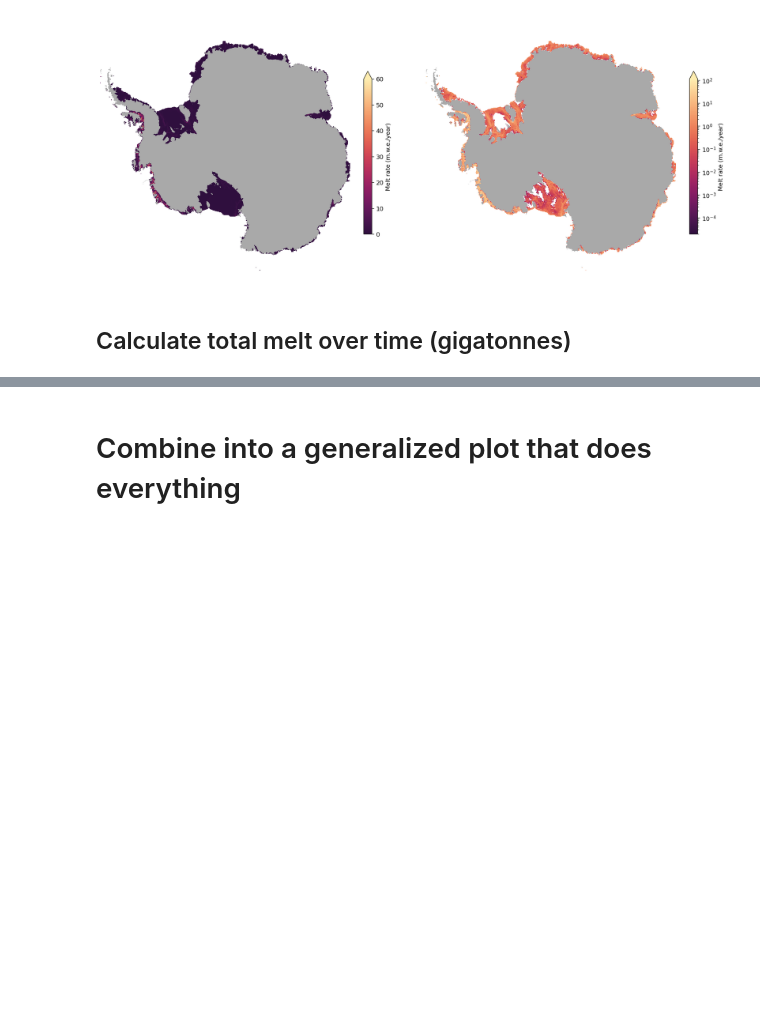
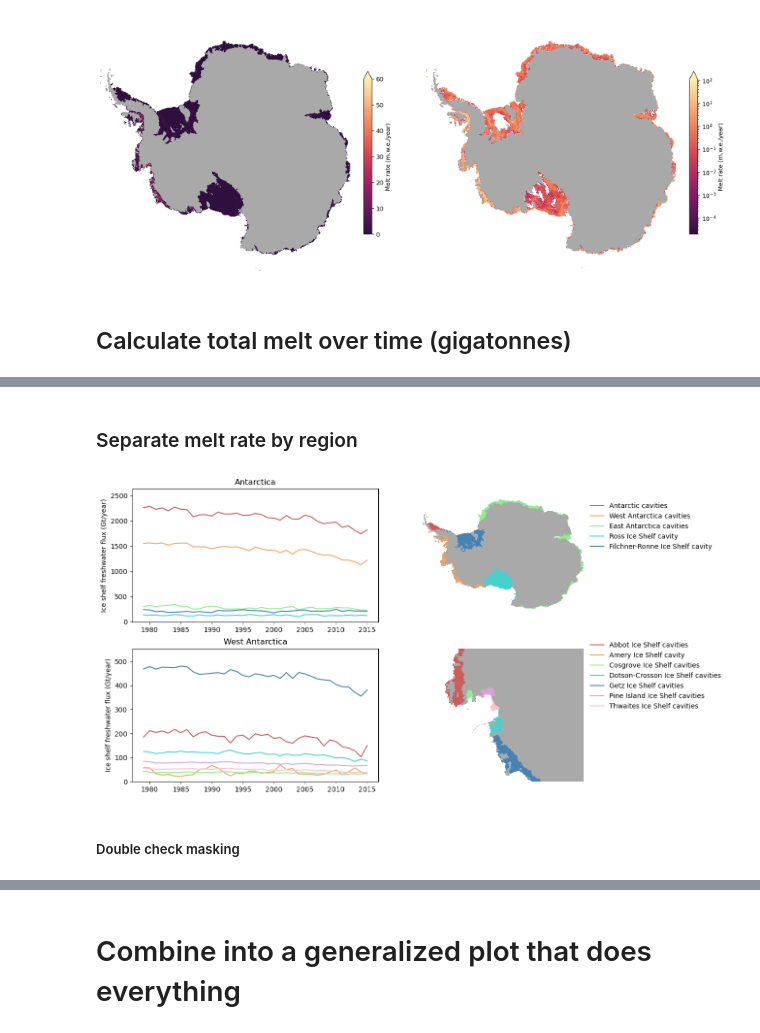
Before and after one commit to brogalla/analysis-birgal, a Jupyter notebook: nemo_config_setup/evaluation-melt-rate.ipynb, the cells around one changed output, grey strips where cells are left out. Drawn from its saved outputs; the diff is of its cells as text; code cells hidden in the pictures; blank space fills up the shorter version.

Commit message:
added functions to plot time series of melt rates and also look into ice shelf cavity masking issue related to the constants used in grid.py

```diff
--- a/nemo_config_setup/evaluation-melt-rate.ipynb
+++ b/nemo_config_setup/evaluation-melt-rate.ipynb
@@ -108,0 +111,2 @@ annual_melt_rate.sum(dim=['x_grid_T','y_grid_T']).plot(ylim=(2000,2400))
+# %% [markdown]
+### Separate melt rate by region
@@ -108,0 +117,4 @@ annual_melt_rate.sum(dim=['x_grid_T','y_grid_T']).plot(ylim=(2000,2400))
+# %%
+plot_annual_melt_overview(gridT_files)
+# %% [output]
+[figure, added]
@@ -108,0 +125,2 @@ annual_melt_rate.sum(dim=['x_grid_T','y_grid_T']).plot(ylim=(2000,2400))
+# %% [markdown]
+##### Double check masking
```
Also changed, not shown: parts of 16 cells of this notebook.
